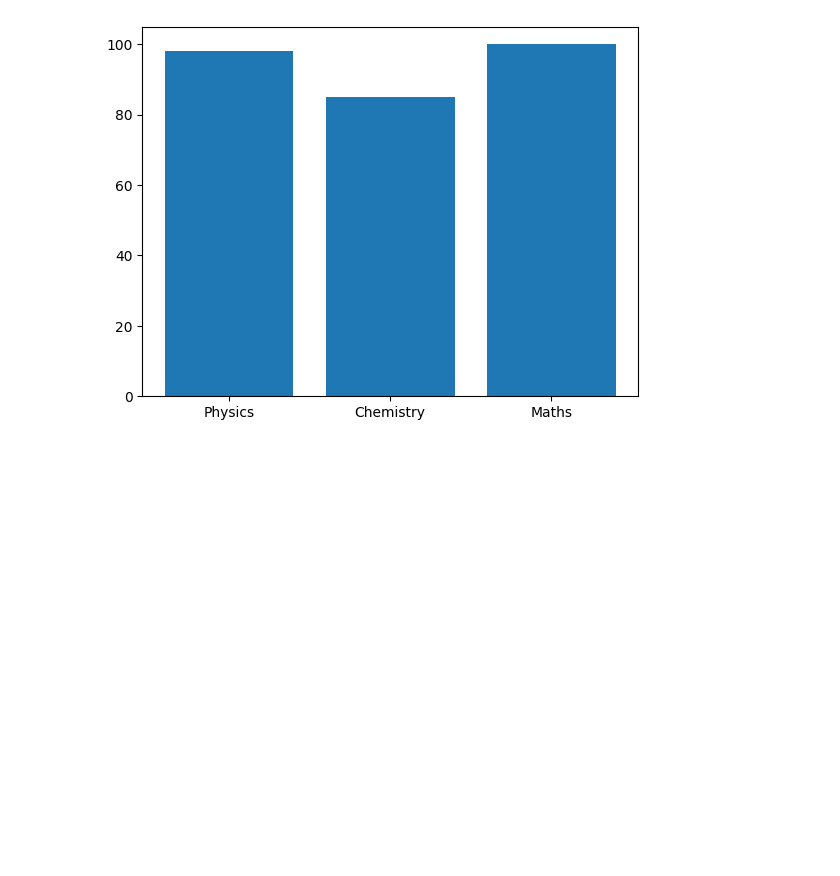
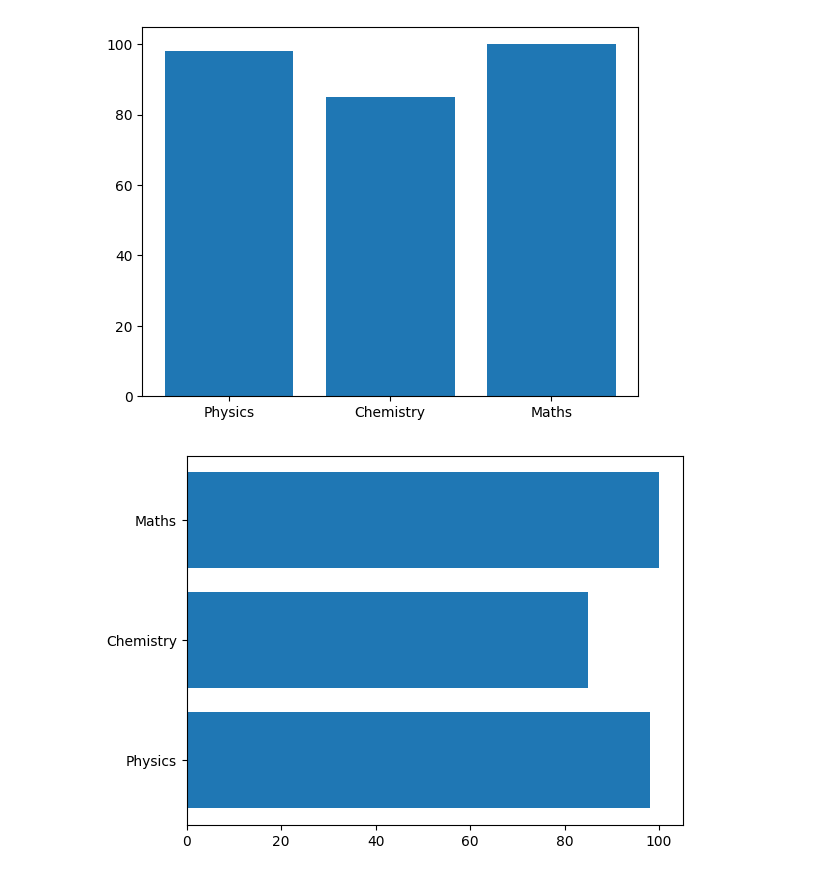
Before and after one commit to Kevingeorge619/DAUP, a Jupyter notebook: Matplotlib/main.ipynb, the cells around one changed output. Saved outputs shown, nothing was run; the diff lists cells and outputs as text; code cells hidden in the pictures; blank space fills up the shorter version.

```diff
--- a/Matplotlib/main.ipynb
+++ b/Matplotlib/main.ipynb
@@ -120,3 +120,11 @@ plt.bar(x,y)
 plt.show()
 # %% [output]
 [figure]
+# %%
+#bar plot horizontally
+x = ['Physics','Chemistry', 'Maths']
+y = [98, 85, 100]
+plt.barh(x,y) #user barh
+plt.show()
+# %% [output]
+[figure, added]
```
Also changed, not shown: parts of 3 cells of this notebook.
